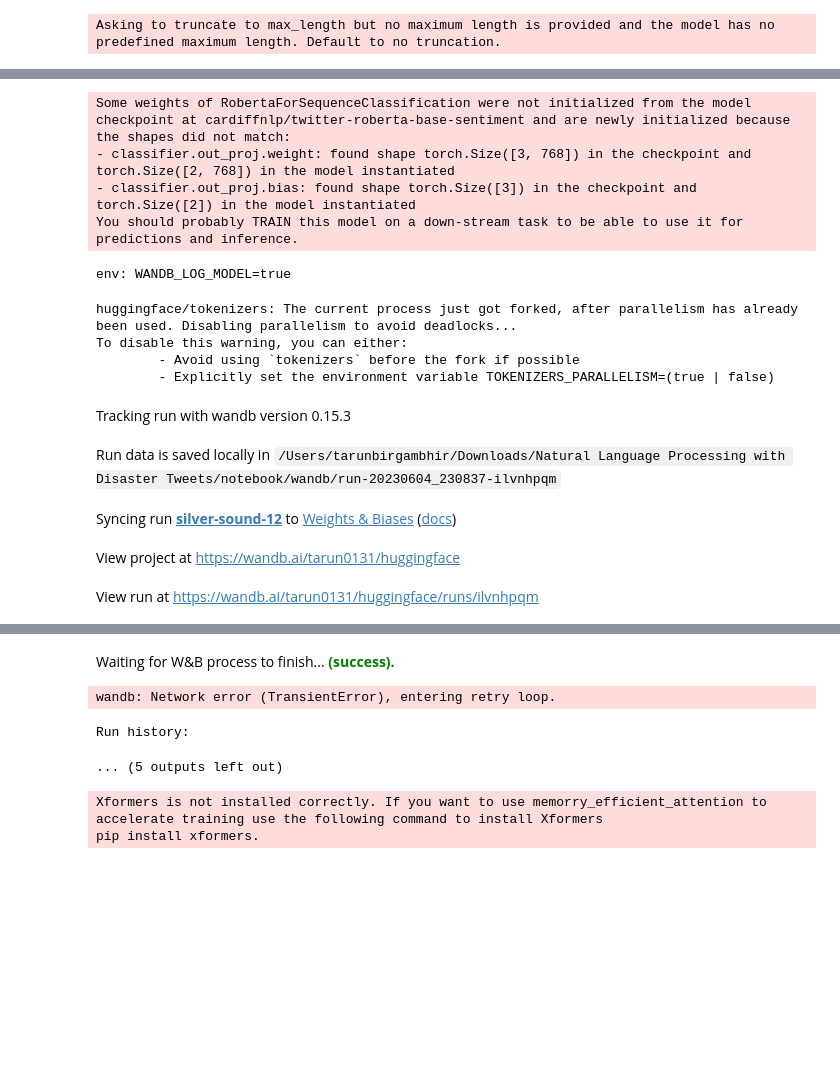
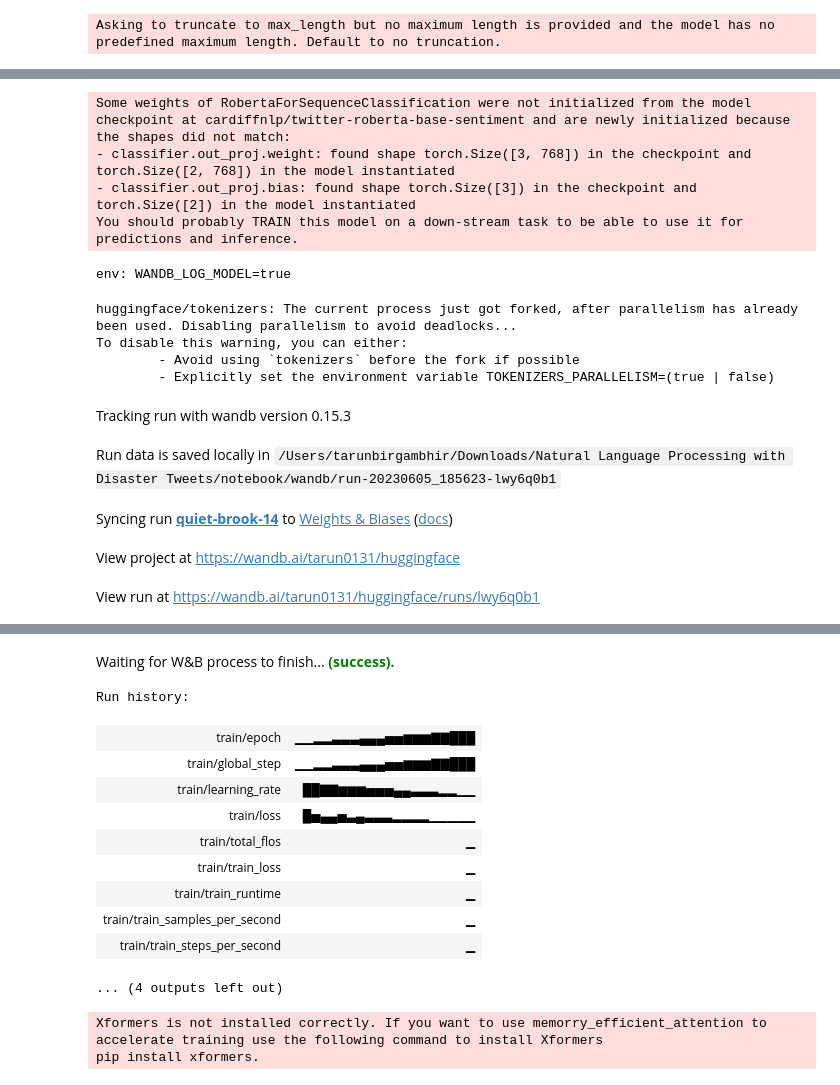
Before and after one commit to gambiTarun/Disaster-Tweets-Classification-using-RoBERTa, a Jupyter notebook: notebook/training.ipynb, the cells around one changed output, grey strips where cells are left out. Drawn from its saved outputs; the diff is of its cells as text; code cells hidden in the pictures; blank space fills up the shorter version.

Commit message:
ran training session

```diff
--- a/notebook/training.ipynb
+++ b/notebook/training.ipynb
@@ -265,7 +265,7 @@ training_args = TrainingArguments(
     learning_rate=1e-5,
     per_device_train_batch_size=16,
     per_device_eval_batch_size=16,
-    num_train_epochs=10,
+    num_train_epochs=4,
     weight_decay=0.01,
     report_to="wandb",
     logging_strategy='steps',
@@ -296,7 +296,7 @@ To disable this warning, you can either:
         - Avoid using `tokenizers` before the fork if possible
         - Explicitly set the environment variable TOKENIZERS_PARALLELISM=(true | false)
 Tracking run with wandb version 0.15.3
-Run data is saved locally in /Users/tarunbirgambhir/Downloads/Natural Language Processing with Disaster Tweets/notebook/wandb/run-20230604_230837-ilvnhpqm
+Run data is saved locally in /Users/tarunbirgambhir/Downloads/Natural Language Processing with Disaster Tweets/notebook/wandb/run-20230605_185623-lwy6q0b1
-Syncing run silver-sound-12 to Weights & Biases (docs)
+Syncing run quiet-brook-14 to Weights & Biases (docs)
 View project at https://wandb.ai/tarun0131/huggingface
-View run at https://wandb.ai/tarun0131/huggingface/runs/ilvnhpqm
+View run at https://wandb.ai/tarun0131/huggingface/runs/lwy6q0b1
@@ -320,7 +323,15 @@ View run at https://wandb.ai/tarun0131/huggingface/runs/ilvnhpqm
 Waiting for W&B process to finish... (success).
-wandb: Network error (TransientError), entering retry loop.
+Run history:
+| train/epoch | ▁▁▂▂▃▃▃▄▄▄▅▅▆▆▆▇▇███ |
+| train/global_step | ▁▁▂▂▃▃▃▄▄▄▅▅▆▆▆▇▇███ |
+| train/learning_rate | ██▇▇▆▆▆▅▅▅▄▄▃▃▃▂▂▁▁ |
+| train/loss | █▅▄▄▅▃▄▃▃▃▂▂▂▂▁▁▁▁▁ |
+| train/total_flos | ▁ |
+| train/train_loss | ▁ |
+| train/train_runtime | ▁ |
+| train/train_samples_per_second | ▁ |
+| train/train_steps_per_second | ▁ |
-Run history:
+... (4 outputs left out)
-... (5 outputs left out)
 # %%
 # pipeline to create the predictions file
 from transformers import TextClassificationPipeline
```
Also changed, not shown: parts of 3 cells of this notebook.
